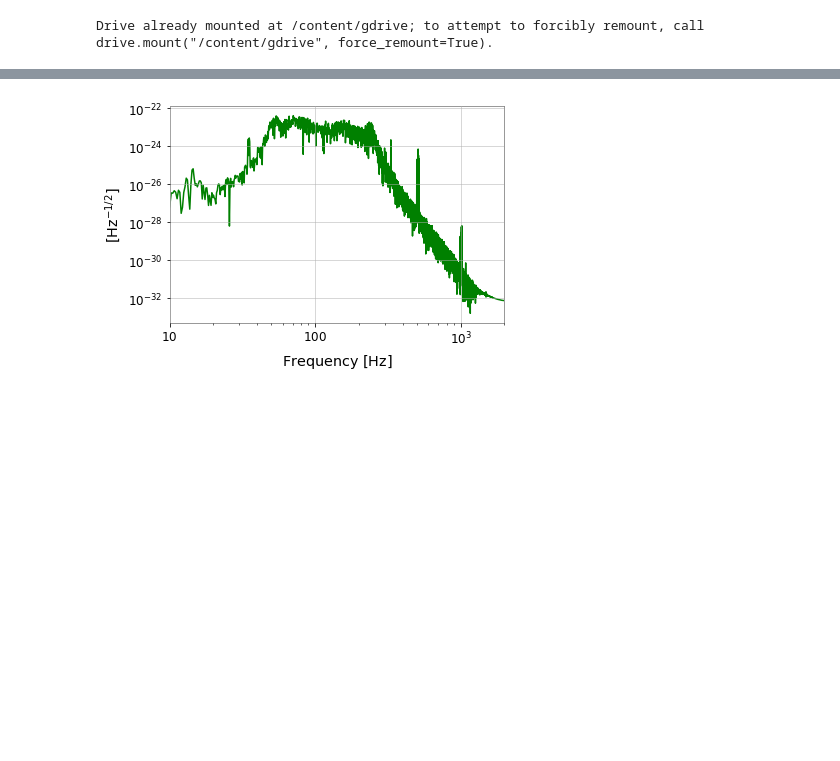
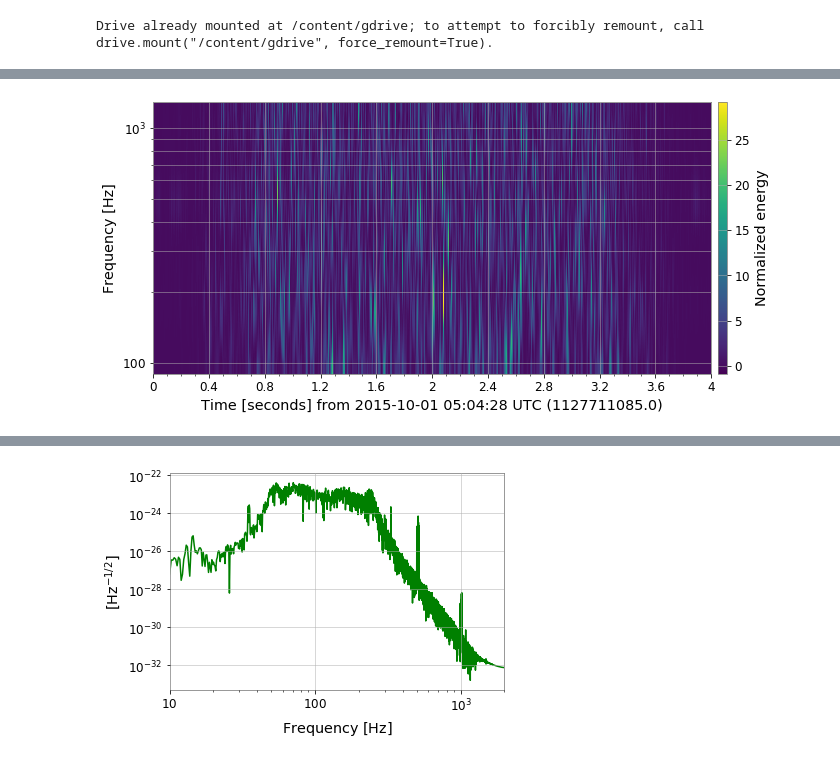
Before and after one commit to SGRGit/gwOsc, a Jupyter notebook: DataPrepBlipGlitches.ipynb, the cells around one changed output, grey strips where cells are left out. Cells and saved outputs as stored; diff of their text form; code cells hidden in the pictures; blank space fills up the shorter version.

```diff
--- a/DataPrepBlipGlitches.ipynb
+++ b/DataPrepBlipGlitches.ipynb
@@ -62,0 +84,13 @@ ax.plot(t_value, data, 'g')
+# %%
+qtrans_noise = data_Q_Transnoise.q_transform()
+plot = qtrans_noise.imshow(figsize=[10, 5])
+ax = plot.gca()
+ax.set_xscale('seconds')
+ax.set_yscale('log')
+#ax.set_epoch(1127711090)
+ax.set_ylabel('Frequency [Hz]')
+ax.grid(True, axis='y', which='both')
+ax.colorbar(cmap='viridis', label='Normalized energy')
+plot.show()
+# %% [output]
+[figure, added]
```
Also changed, not shown: parts of 14 cells of this notebook.
